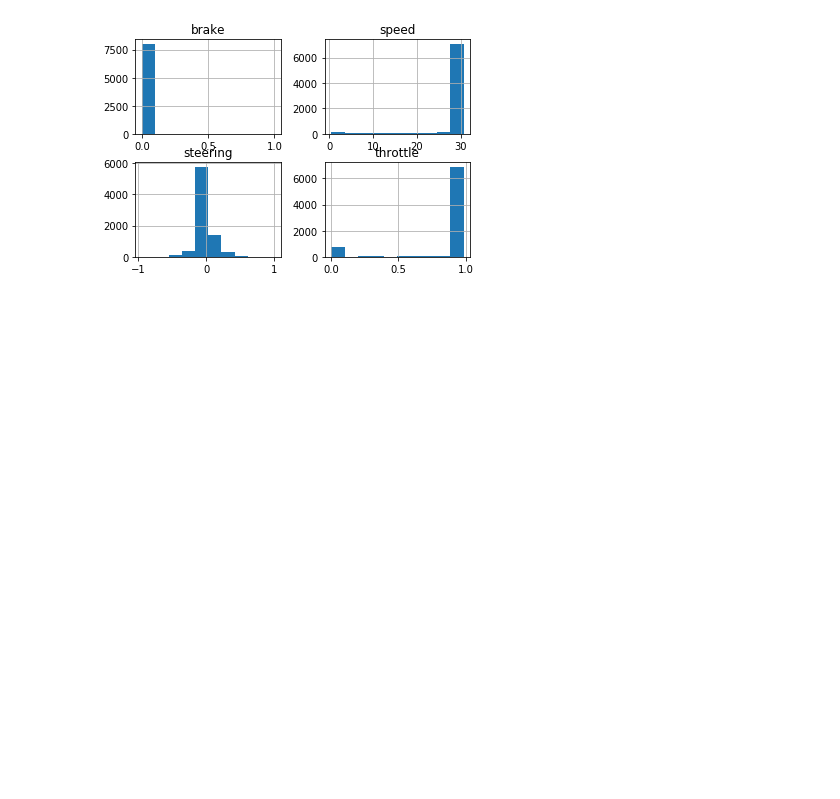
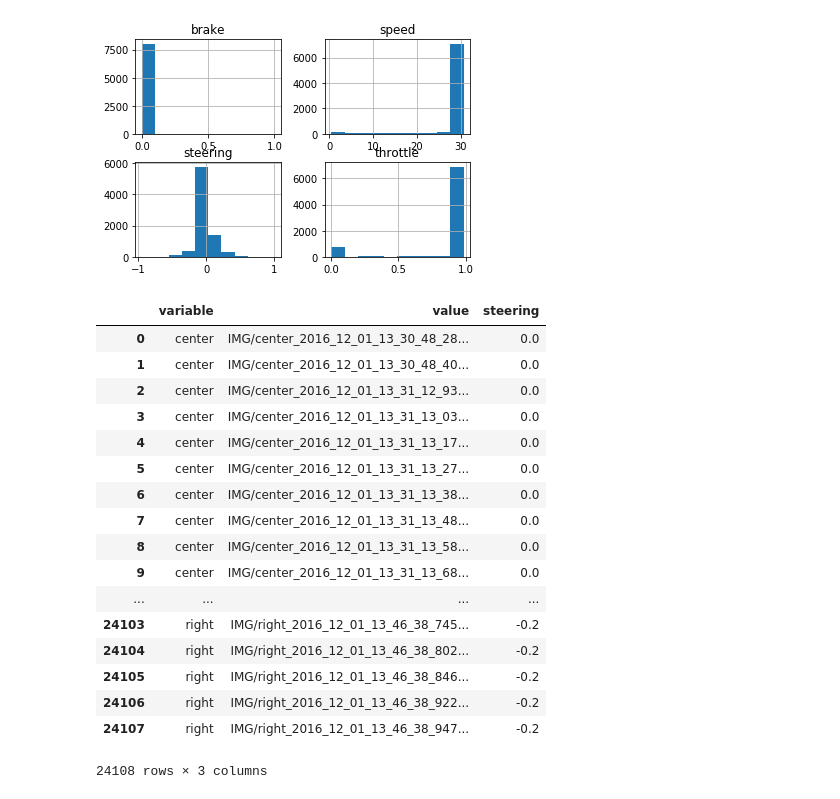
Before and after one commit to tmelanson17/CarND-Behavioral-Cloning-P3, a Jupyter notebook: model.ipynb, the cells around one changed output. Drawn from its saved outputs; the diff is of its cells as text; code cells hidden in the pictures; blank space fills up the shorter version.

```diff
--- a/model.ipynb
+++ b/model.ipynb
@@ -26,3 +35,28 @@ array([[<matplotlib.axes._subplots.AxesSubplot object at 0x...>,
         <matplotlib.axes._subplots.AxesSubplot object at 0x...>]],
       dtype=object)
 [figure]
+# %%
+images = df[['center', 'left' ,'right']].melt()
+data = df[['steering']]
+data_repeat = pd.concat([data, data+0.2, data-0.2], ignore_index=True)
+df_split = pd.concat([images, data_repeat], axis=1)
+df_split
+# %% [output]
+|  | variable | value | steering |
+| 0 | center | IMG/center_2016_12_01_13_30_48_28... | 0.0 |
+| 1 | center | IMG/center_2016_12_01_13_30_48_40... | 0.0 |
+| 2 | center | IMG/center_2016_12_01_13_31_12_93... | 0.0 |
+| 3 | center | IMG/center_2016_12_01_13_31_13_03... | 0.0 |
+| 4 | center | IMG/center_2016_12_01_13_31_13_17... | 0.0 |
+| 5 | center | IMG/center_2016_12_01_13_31_13_27... | 0.0 |
+| 6 | center | IMG/center_2016_12_01_13_31_13_38... | 0.0 |
+| 7 | center | IMG/center_2016_12_01_13_31_13_48... | 0.0 |
+| 8 | center | IMG/center_2016_12_01_13_31_13_58... | 0.0 |
+| 9 | center | IMG/center_2016_12_01_13_31_13_68... | 0.0 |
+| ... | ... | ... | ... |
+| 24103 | right | IMG/right_2016_12_01_13_46_38_745... | -0.2 |
+| 24104 | right | IMG/right_2016_12_01_13_46_38_802... | -0.2 |
+| 24105 | right | IMG/right_2016_12_01_13_46_38_846... | -0.2 |
+| 24106 | right | IMG/right_2016_12_01_13_46_38_922... | -0.2 |
+| 24107 | right | IMG/right_2016_12_01_13_46_38_947... | -0.2 |
+24108 rows × 3 columns
```
Also changed, not shown: parts of 10 cells of this notebook.
